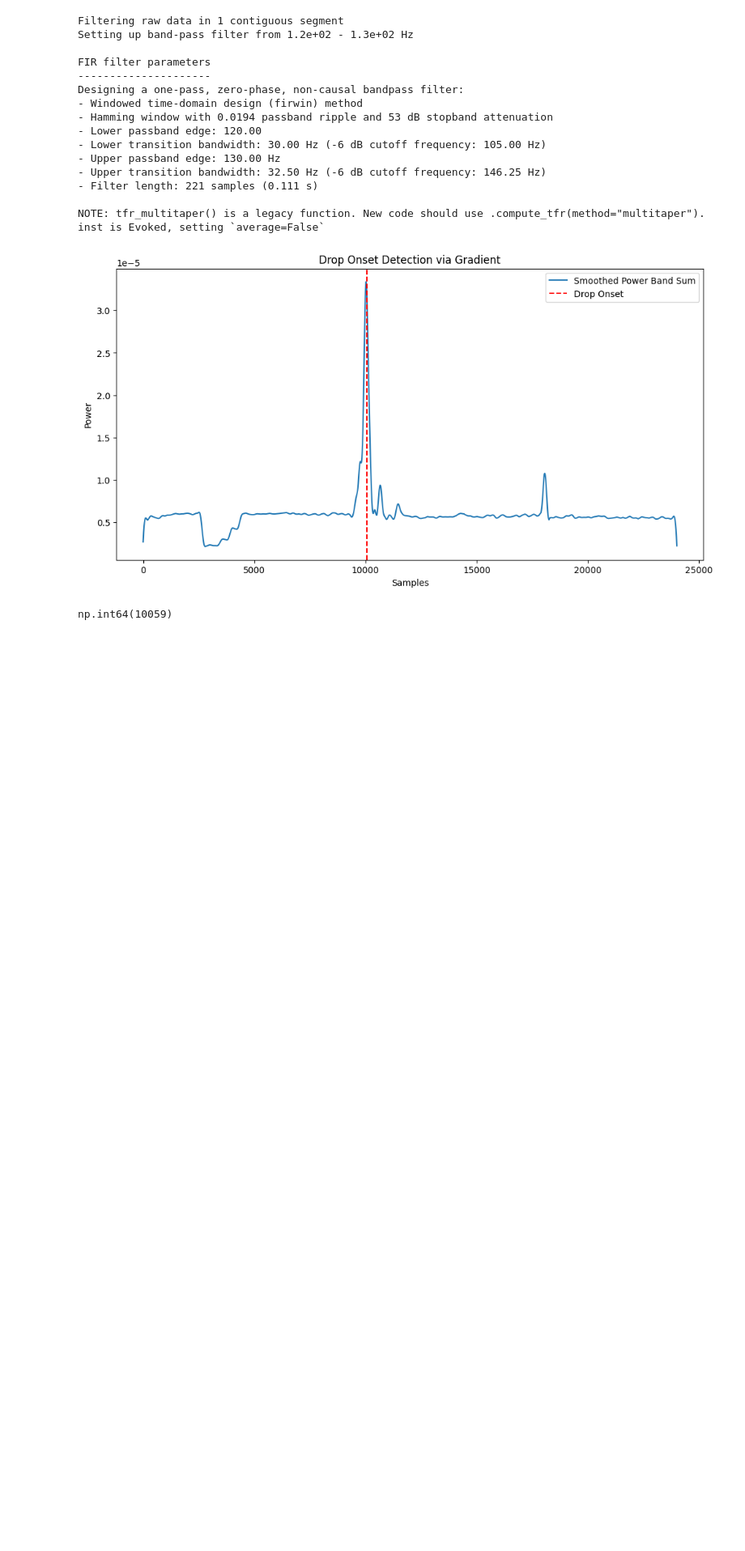
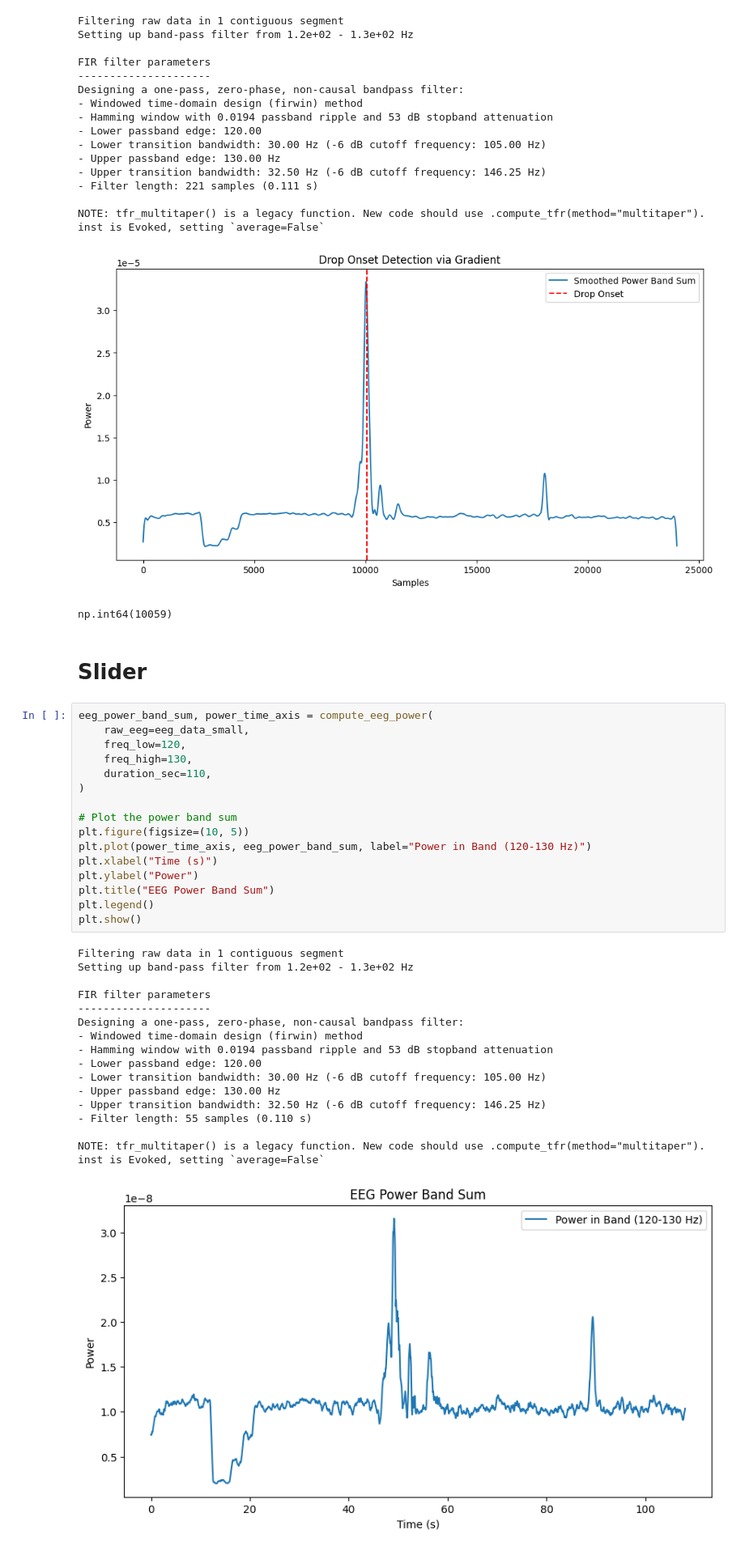
Before and after one commit to lenasalz/dbs-eeg-sync, a Jupyter notebook: notebooks/test_sync_methods.ipynb, the cells around one changed output. Shown at 81% size. Drawn from its saved outputs; the diff is of its cells as text; blank space fills up the shorter version.

```diff
--- a/notebooks/test_sync_methods.ipynb
+++ b/notebooks/test_sync_methods.ipynb
@@ -647,3 +646,39 @@ NOTE: tfr_multitaper() is a legacy function. New code should use .compute_tfr(me
 inst is Evoked, setting `average=False`
 [figure]
 np.int64(10059)
+# %% [markdown]
+# Slider
+# %%
+eeg_power_band_sum, power_time_axis = compute_eeg_power(
+    raw_eeg=eeg_data_small,
+    freq_low=120,
+    freq_high=130,
+    duration_sec=110,
+)
+
+# Plot the power band sum
+plt.figure(figsize=(10, 5))
+plt.plot(power_time_axis, eeg_power_band_sum, label="Power in Band (120-130 Hz)")
+plt.xlabel("Time (s)")
+plt.ylabel("Power")
+plt.title("EEG Power Band Sum")
+plt.legend()
+plt.show()
+# %% [output]
+Filtering raw data in 1 contiguous segment
+Setting up band-pass filter from 1.2e+02 - 1.3e+02 Hz
+
+FIR filter parameters
+---------------------
+Designing a one-pass, zero-phase, non-causal bandpass filter:
+- Windowed time-domain design (firwin) method
+- Hamming window with 0.0194 passband ripple and 53 dB stopband attenuation
+- Lower passband edge: 120.00
+- Lower transition bandwidth: 30.00 Hz (-6 dB cutoff frequency: 105.00 Hz)
+- Upper passband edge: 130.00 Hz
+- Upper transition bandwidth: 32.50 Hz (-6 dB cutoff frequency: 146.25 Hz)
+- Filter length: 55 samples (0.110 s)
+
+NOTE: tfr_multitaper() is a legacy function. New code should use .compute_tfr(method="multitaper").
+inst is Evoked, setting `average=False`
+[figure, added]
```
Also changed, not shown: parts of 4 cells of this notebook, 1 other file.
